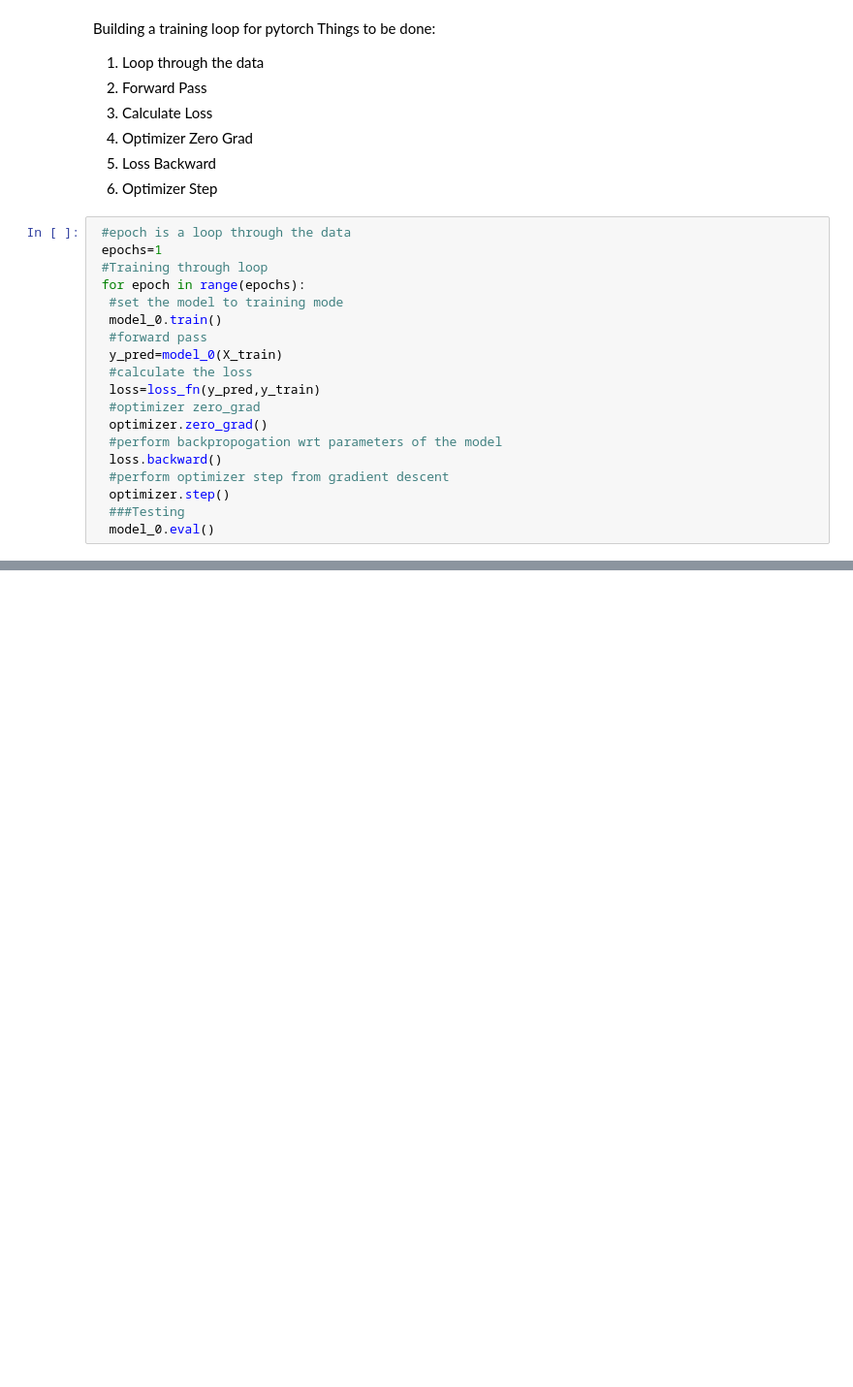
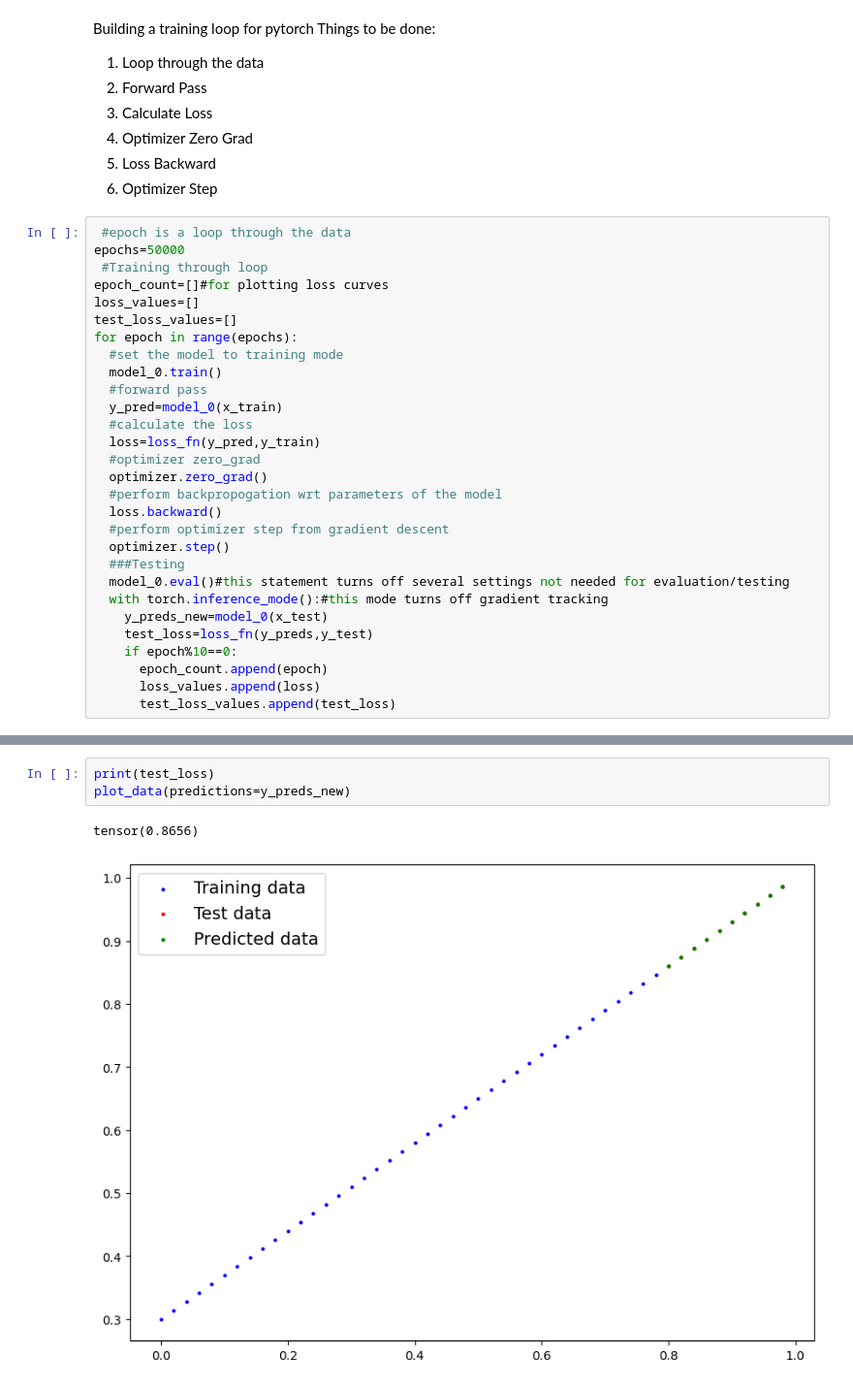
Before and after one commit to FrodoBaggins87/Neural_Networks, a Jupyter notebook: Linear_Regression.ipynb, the cells around one changed output, grey strips where cells are left out. Shown at 97% size. Saved outputs shown, nothing was run; the diff lists cells and outputs as text; blank space fills up the shorter version.

Commit message:
Something incorrect with testing loss, check once

```diff
--- a/Linear_Regression.ipynb
+++ b/Linear_Regression.ipynb
@@ -101,13 +99,16 @@ Things to be done:
 6. Optimizer Step
 # %%
  #epoch is a loop through the data
- epochs=1
+epochs=50000
  #Training through loop
- for epoch in range(epochs):
+epoch_count=[]#for plotting loss curves
+loss_values=[]
+test_loss_values=[]
+for epoch in range(epochs):
   #set the model to training mode
   model_0.train()
   #forward pass
-  y_pred=model_0(X_train)
+  y_pred=model_0(x_train)
   #calculate the loss
   loss=loss_fn(y_pred,y_train)
   #optimizer zero_grad
@@ -117,4 +118,11 @@ Things to be done:
   #perform optimizer step from gradient descent
   optimizer.step()
   ###Testing
-  model_0.eval()
+  model_0.eval()#this statement turns off several settings not needed for evaluation/testing
+  with torch.inference_mode():#this mode turns off gradient tracking
+    y_preds_new=model_0(x_test)
+    test_loss=loss_fn(y_preds,y_test)
+    if epoch%10==0:
+      epoch_count.append(epoch)
+      loss_values.append(loss)
+      test_loss_values.append(test_loss)
@@ -122,0 +133,6 @@ NameError: ignored
+# %%
+print(test_loss)
+plot_data(predictions=y_preds_new)
+# %% [output]
+tensor(0.8656)
+[figure, added]
```
Also changed, not shown: parts of 6 cells of this notebook.
